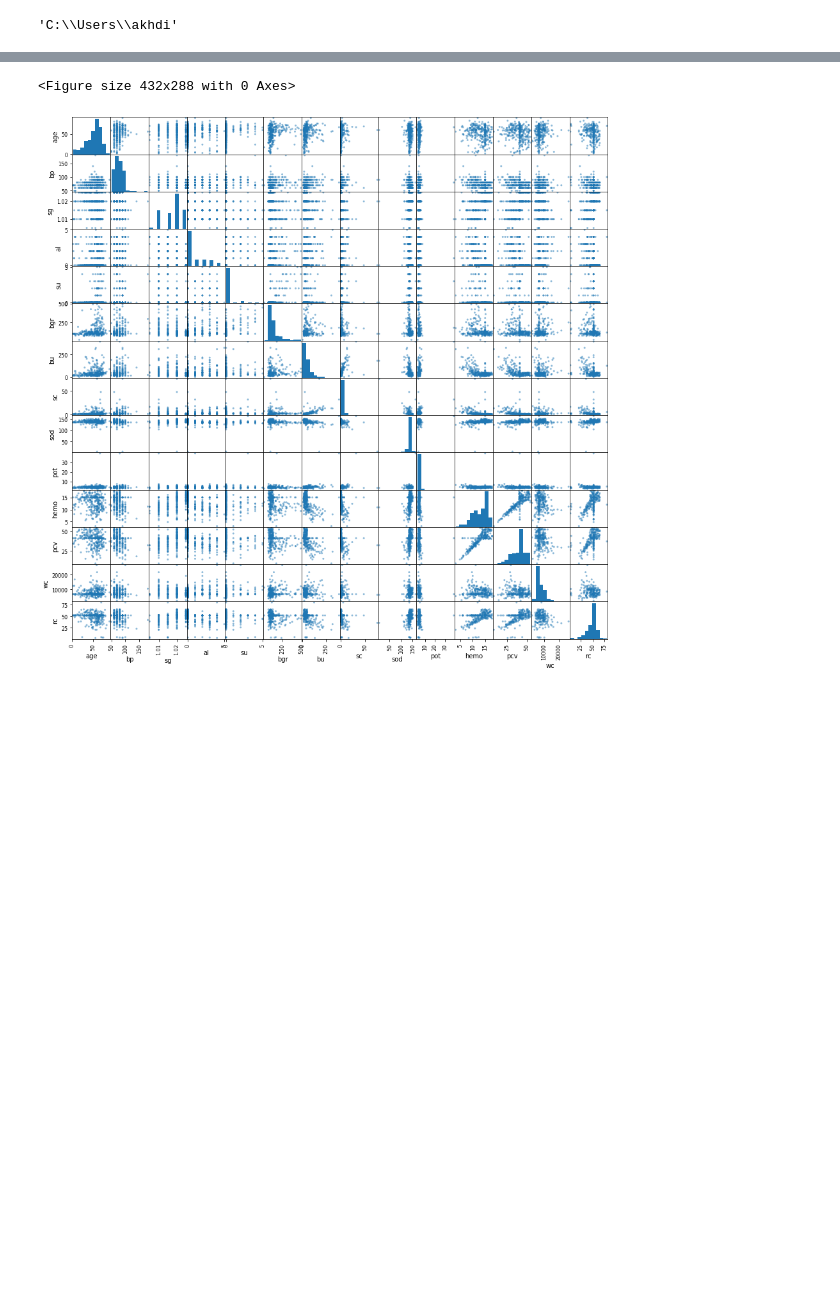
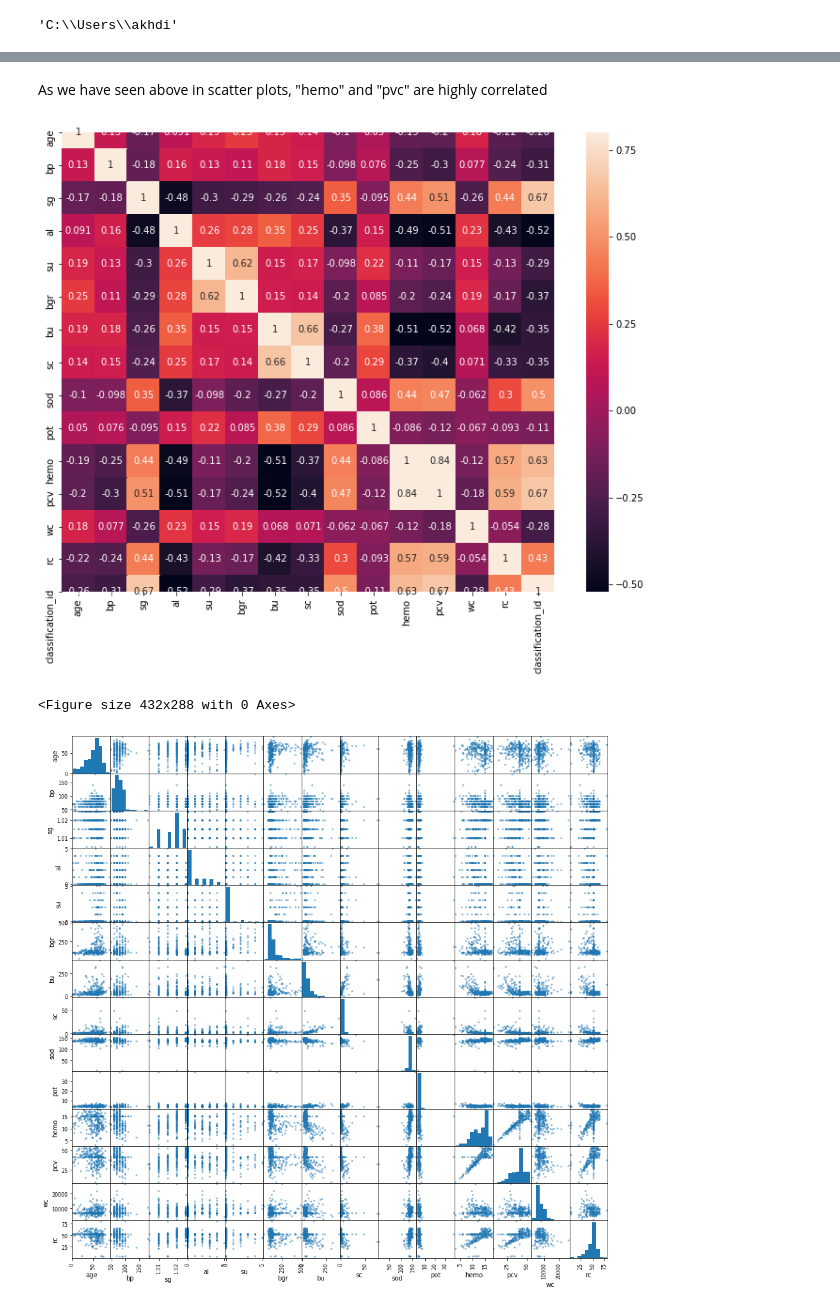
Before and after one commit to MarwaAK/binaryClassification, a Jupyter notebook: Projet_ML.ipynb, the cells around one changed output, grey strips where cells are left out. Drawn from its saved outputs; the diff is of its cells as text; code cells hidden in the pictures; blank space fills up the shorter version.

```diff
--- a/Projet_ML.ipynb
+++ b/Projet_ML.ipynb
@@ -129,3 +196,14 @@ plot_categ(train_data,"classification", ["pcc","ba"])
+# %% [markdown]
+As we have seen above in scatter plots, "hemo" and "pvc" are highly correlated
+# %%
+
+
+corr = train_data.corr()
+fig, ax = plt.subplots(figsize=(12, 9))
+sns.heatmap(corr, vmax=.8,annot=True, square=True);
+plt.show()
+# %% [output]
+[figure, added]
 # %%
 def removeNonAlphanumeric(df) :
     for c in df.columns :
```
Also changed, not shown: parts of 15 cells of this notebook.
